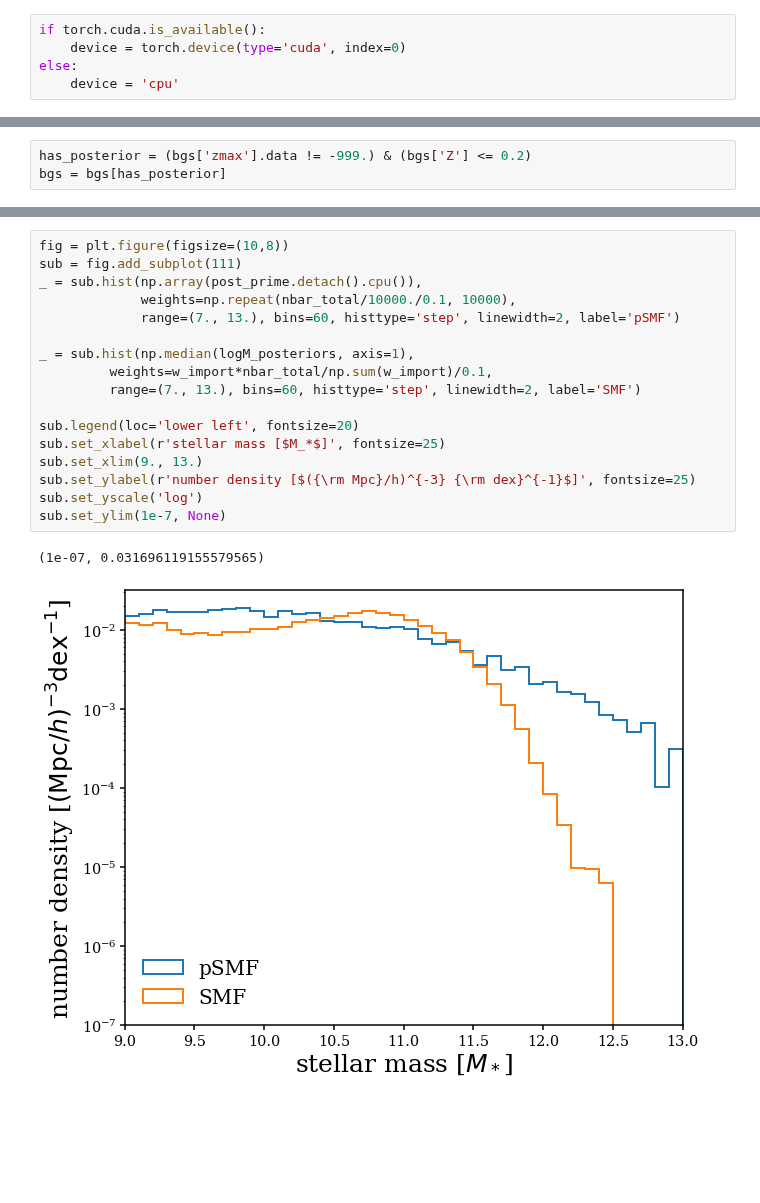
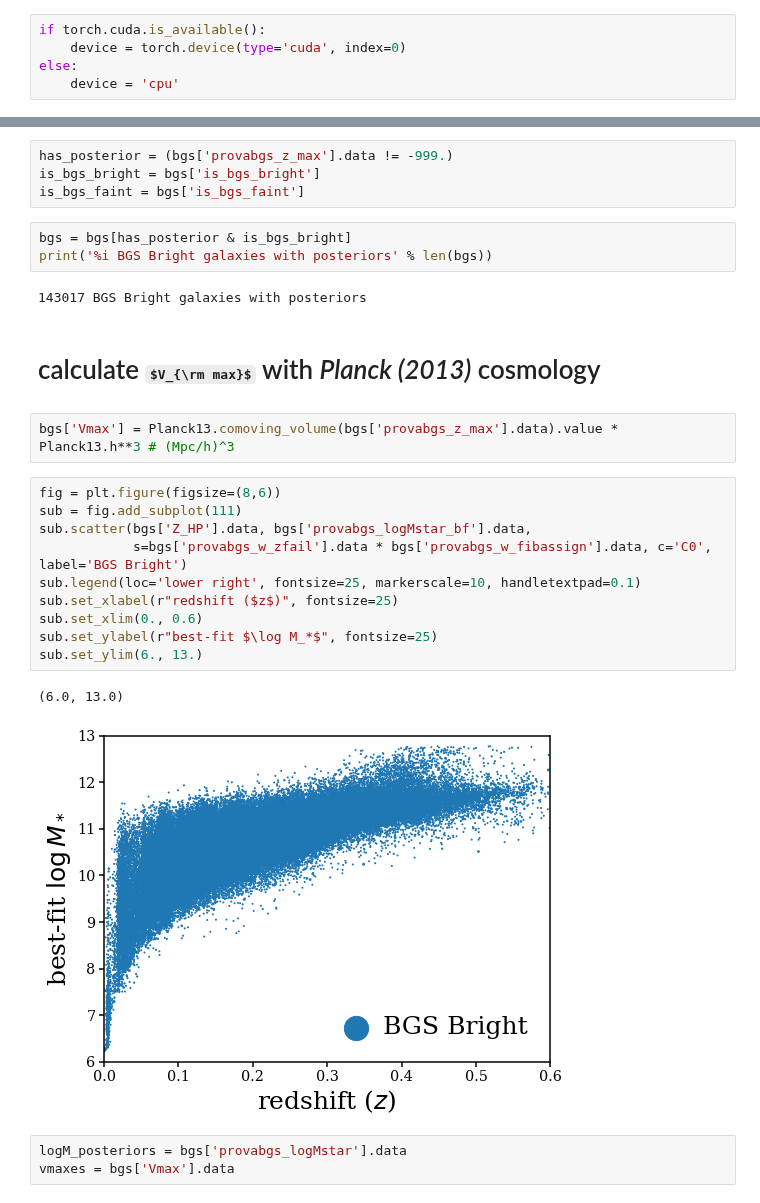
Before and after one commit to changhoonhahn/provabgs, a Jupyter notebook: svda/nb/smf.ipynb, the cells around one changed output, grey strips where cells are left out. Drawn from its saved outputs; the diff is of its cells as text; some formulas as TeX source; blank space fills up the shorter version.

```diff
--- a/svda/nb/smf.ipynb
+++ b/svda/nb/smf.ipynb
@@ -47,6 +50,3 @@ bgs = aTable.Table.read(os.path.join(dat_dir, 'BGS_BRIGHT_clustering.sv3.logM.hd
-# %%
-has_posterior = (bgs['zmax'].data != -999.) & (bgs['Z'] <= 0.2)
-bgs = bgs[has_posterior]
 # %%
 bgs[:5]
 # %% [output]
@@ -275,20 +61,29 @@ sub.set_ylim(1e-7, None)
-# %%
-fig = plt.figure(figsize=(10,8))
-sub = fig.add_subplot(111)
-_ = sub.hist(np.array(post_prime.detach().cpu()),
-             weights=np.repeat(nbar_total/10000./0.1, 10000),
-             range=(7., 13.), bins=60, histtype='step', linewidth=2, label='pSMF')
-
-_ = sub.hist(np.median(logM_posteriors, axis=1),
-         weights=w_import*nbar_total/np.sum(w_import)/0.1,
-         range=(7., 13.), bins=60, histtype='step', linewidth=2, label='SMF')
-
-sub.legend(loc='lower left', fontsize=20)
-sub.set_xlabel(r'stellar mass [$M_*$]', fontsize=25)
-sub.set_xlim(9., 13.)
-sub.set_ylabel(r'number density [$({\rm Mpc}/h)^{-3} {\rm dex}^{-1}$]', fontsize=25)
-sub.set_yscale('log')
-sub.set_ylim(1e-7, None)
-# %% [output]
-(1e-07, 0.031696119155579565)
-[figure, removed]
+# %%
+has_posterior = (bgs['provabgs_z_max'].data != -999.)
+is_bgs_bright = bgs['is_bgs_bright']
+is_bgs_faint = bgs['is_bgs_faint']
+# %%
+bgs = bgs[has_posterior & is_bgs_bright]
+print('%i BGS Bright galaxies with posteriors' % len(bgs))
+# %% [output]
+143017 BGS Bright galaxies with posteriors
+# %% [markdown]
+# calculate $V_{\rm max}$ with *Planck (2013)* cosmology
+# %%
+bgs['Vmax'] = Planck13.comoving_volume(bgs['provabgs_z_max'].data).value * Planck13.h**3 # (Mpc/h)^3
+# %%
+fig = plt.figure(figsize=(8,6))
+sub = fig.add_subplot(111)
+sub.scatter(bgs['Z_HP'].data, bgs['provabgs_logMstar_bf'].data,
+            s=bgs['provabgs_w_zfail'].data * bgs['provabgs_w_fibassign'].data, c='C0', label='BGS Bright')
+sub.legend(loc='lower right', fontsize=25, markerscale=10, handletextpad=0.1)
+sub.set_xlabel(r"redshift ($z$)", fontsize=25)
+sub.set_xlim(0., 0.6)
+sub.set_ylabel(r"best-fit $\log M_*$", fontsize=25)
+sub.set_ylim(6., 13.)
+# %% [output]
+(6.0, 13.0)
+[figure, added]
+# %%
+logM_posteriors = bgs['provabgs_logMstar'].data
+vmaxes = bgs['Vmax'].data
```
Also changed, not shown: parts of 37 cells of this notebook.
